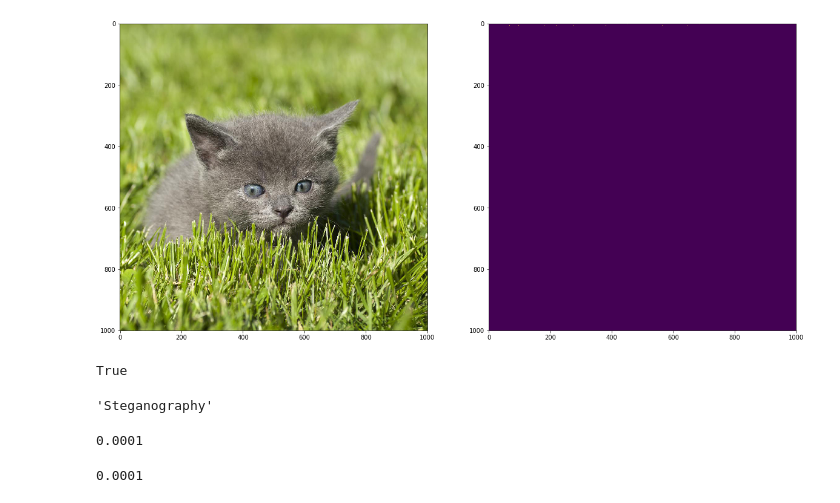
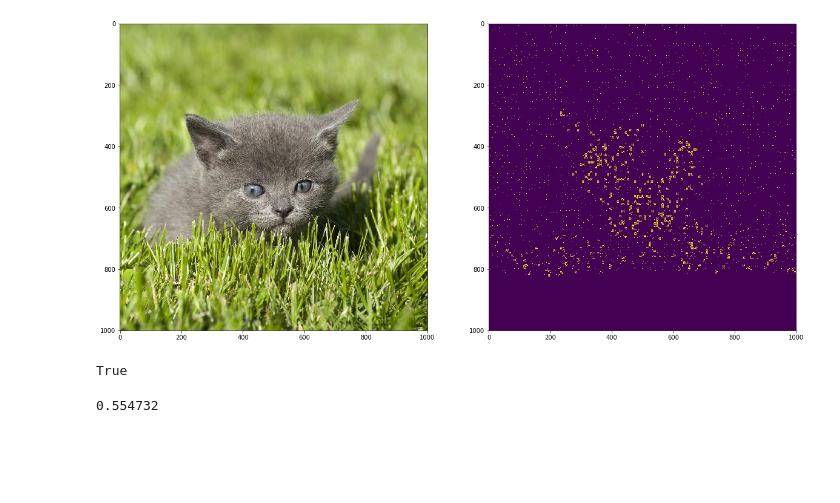
Before and after one commit to KiriLev/stegano_lab, a Jupyter notebook: benham-menon-yung.ipynb, the cells around one changed output. Drawn from its saved outputs; the diff is of its cells as text; code cells hidden in the pictures; blank space fills up the shorter version.

Commit message:
replaced short text with long

```diff
--- a/benham-menon-yung.ipynb
+++ b/benham-menon-yung.ipynb
@@ -90,10 +90,33 @@ def retrieve_message(img, length):
     blocks = view_as_blocks(img[:, :, 2], block_shape=(n, n))
     h = blocks.shape[1]
     return [retrieve_bit(blocks[index//h, index%h]) for index in range(length)]
+# %%
+text = '''
+1 Introduction
+The wide use of digitally formatted audio, video and printed information in network environment has
+been slowed down by the lack of adequate protection on them. Developers and publishers hesitate to
+distribute their sensitive or valuable materials because of the easiness of illicit copying and dissemination
+[3],[6],[7].
+Compared to ordinary paper form information, digitized multimedia information (image, text, audio,
+video) provides many advantages, such as easy and inexpensive duplication and re-use, less expensive
+and more flexible transmission either electronically (e.g. through the Internet) or physically (e.g. as
+CD-ROM). Furthermore, transferring such information electronically through network is faster and
+needs less efforts than physical paper copying, distribution and update. However, these advantages
+also significantly increase the problems associated with enforcing copyright on the electronic information.
+Basically, in order to protect distributed electronic multimedia information, we need two types of
+protections. First, the multimedia data must contain a label or code, which identifies it uniquely as
+property of the copyright holder. Second, the multimedia data should be marked in a manner which
+allows its distribution to be tracked. This does not limit the number of copies allowed (vs. copy
+protection), but provides a mean to check the original distributor. In order to prevent any copyright
+forgery, misuse and violation, the copyright label must be unremovable and unalterable, and furthermore
+survive processing which does not seriously reduce the quality of the data. This requires that first
+the label must be secretly stored in a multimedia data, i.e. the locations for embedding this label are
+secret, second the label must be robust even if the labeled multimedia data has been processed
+incidentally or intentionally. '''
 # %%
 in_filename = 'img_bmoy/kitten_1000.jpg'
 out_filename = 'img_bmoy/kitten_out.jpg'
 img_original = io.imread(in_filename)
-test_message = text_to_bin("Steganography")
+test_message = text_to_bin(text)
 img_changed = embed_message(img_original, test_message, 20)
 io.imsave(out_filename, img_changed)
@@ -100,21 +132,17 @@ io.imsave(out_filename, img_changed)
 # %%
 fig, axes = plt.subplots(1, 2, figsize=(20, 20))
-axes[0].imshow(img_original)
+axes[0].imshow(img_changed)
 axes[0].grid(False)
 
 axes[1].imshow(img_original[:, :, 2] - img_changed[:, :, 2])
 axes[1].grid(False)
 # %% [output]
-[figure, old version]
+[figure, new version]
 # %%
 payload_message = np.asarray(retrieve_message(img_changed, len(test_message)))
 np.array_equal(payload_message, test_message)
 # %% [output]
 True
-# %%
-to_string(''.join([str(m) for m in payload_message]))
-# %% [output]
-'Steganography'
 # %%
 def mse(imageA, imageB):
     # the 'Mean Squared Error' between the two images is the
@@ -128,8 +156,6 @@ def mse(imageA, imageB):
     return err
 mse(img_original, img_changed)
 # %% [output]
-0.0001
+0.554732
 # %%
-mse(img_original, embed_message(img_original, test_message, 1000))
+#mse(img_original, embed_message(img_original, test_message, 1000))
-# %% [output]
-0.0001
```
Also changed, not shown: parts of 1 cell of this notebook, 3 other files.
